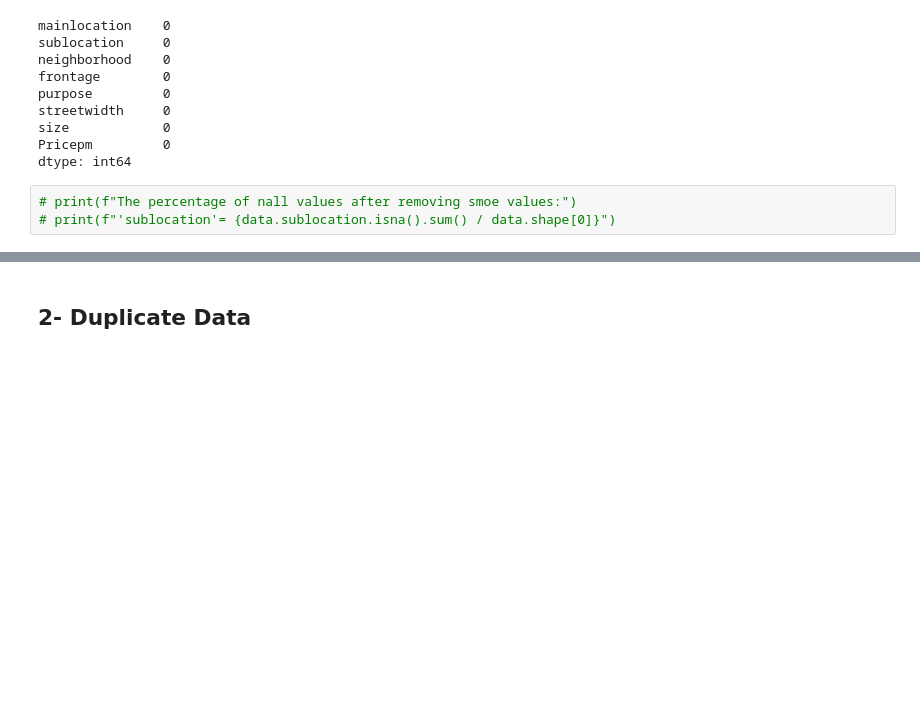
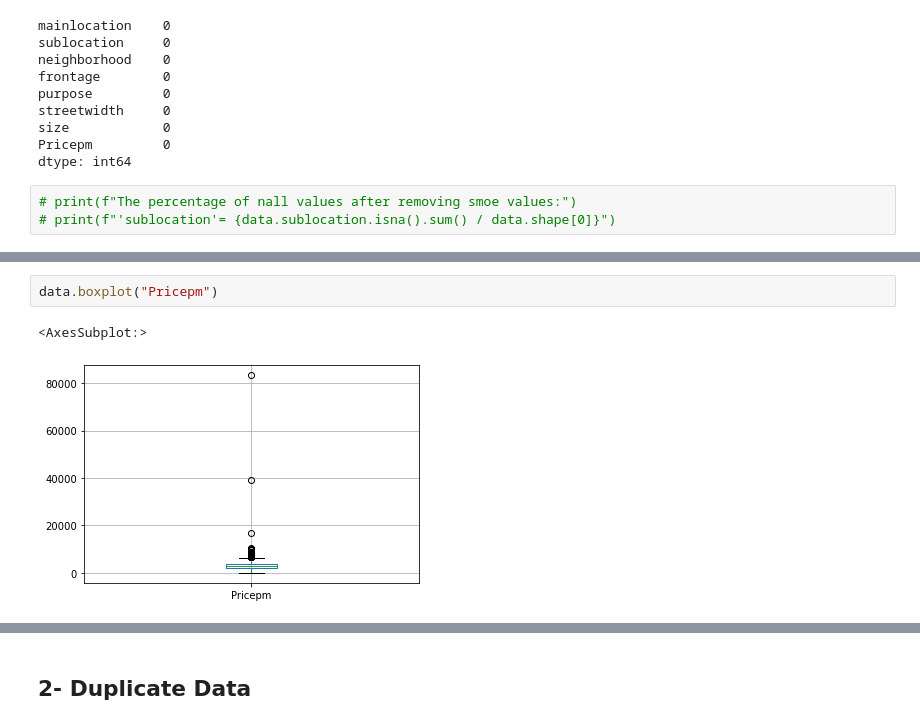
Before and after one commit to RakanW10/Aqar_Prices_Prediction, a Jupyter notebook: HW-3.ipynb, the cells around one changed output, grey strips where cells are left out. Cells and saved outputs as stored; diff of their text form; blank space fills up the shorter version.

```diff
--- a/HW-3.ipynb
+++ b/HW-3.ipynb
@@ -59,0 +93,5 @@ dtype: int64
+# %%
+data.boxplot("Pricepm")
+# %% [output]
+<AxesSubplot:>
+[figure, added]
```
Also changed, not shown: parts of 17 cells of this notebook.
